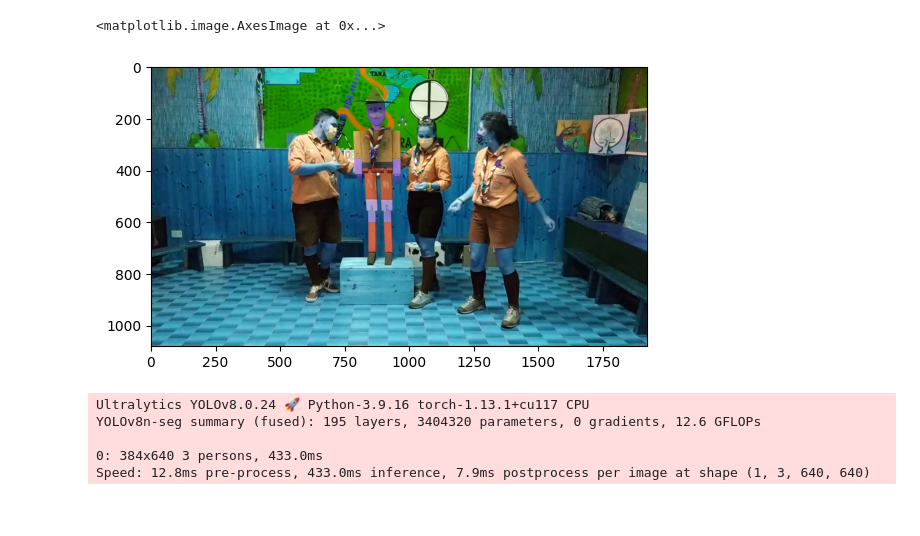
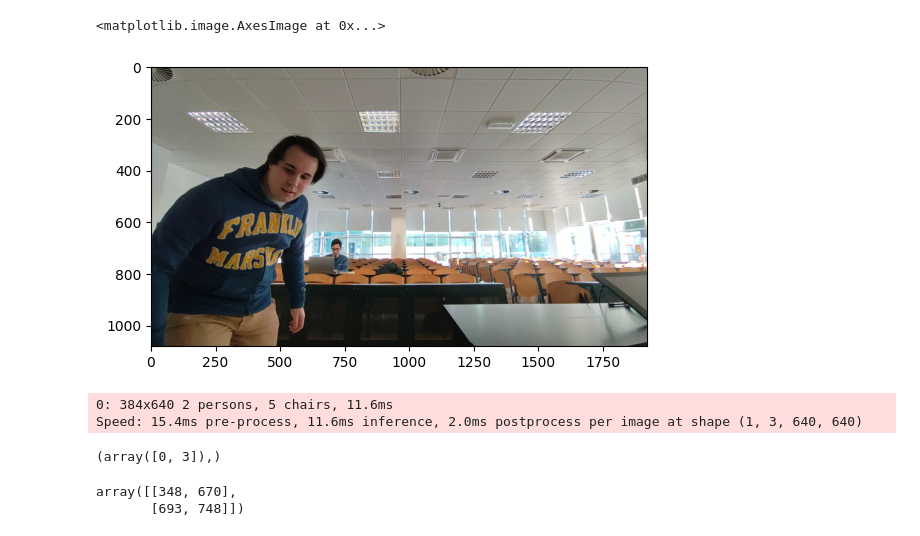
Before and after one commit to jprogrammer13/re-identification, a Jupyter notebook: person_traking_segmentation.ipynb, the cells around one changed output. Cells and saved outputs as stored; diff of their text form; code cells hidden in the pictures.

```diff
--- a/person_traking_segmentation.ipynb
+++ b/person_traking_segmentation.ipynb
@@ -33,17 +38,19 @@ read = cap.read()
 # %%
 frame = read[1]
 frame_copy = deepcopy(frame)
-# %%
-plt.imshow(frame)
-# %% [output]
-<matplotlib.image.AxesImage at 0x...>
-[figure, removed]
+# %%
+plt.imshow(cv2.cvtColor(frame_copy,cv2.COLOR_BGR2RGB))
+# %% [output]
+<matplotlib.image.AxesImage at 0x...>
+[figure, added]
 # %%
-results = model.predict(frame)[0]
+results = model.predict(frame)[0].cpu().numpy()
 # %% [output]
-Ultralytics YOLOv8.0.24 🚀 Python-3.9.16 torch-1.13.1+cu117 CPU
-YOLOv8n-seg summary (fused): 195 layers, 3404320 parameters, 0 gradients, 12.6 GFLOPs
-
-0: 384x640 3 persons, 433.0ms
-Speed: 12.8ms pre-process, 433.0ms inference, 7.9ms postprocess per image at shape (1, 3, 640, 640)
+0: 384x640 2 persons, 5 chairs, 11.6ms
+Speed: 15.4ms pre-process, 11.6ms inference, 2.0ms postprocess per image at shape (1, 3, 640, 640)
+# %%
+idx = np.where(results.boxes.cls == 0)
+idx
+# %% [output]
+(array([0, 3]),)
 # %%
@@ -51,0 +60,5 @@ boxes = results.boxes.xyxy.numpy()
+# %%
+centers
+# %% [output]
+array([[348, 670],
+       [693, 748]])
```
Also changed, not shown: parts of 42 cells of this notebook.
